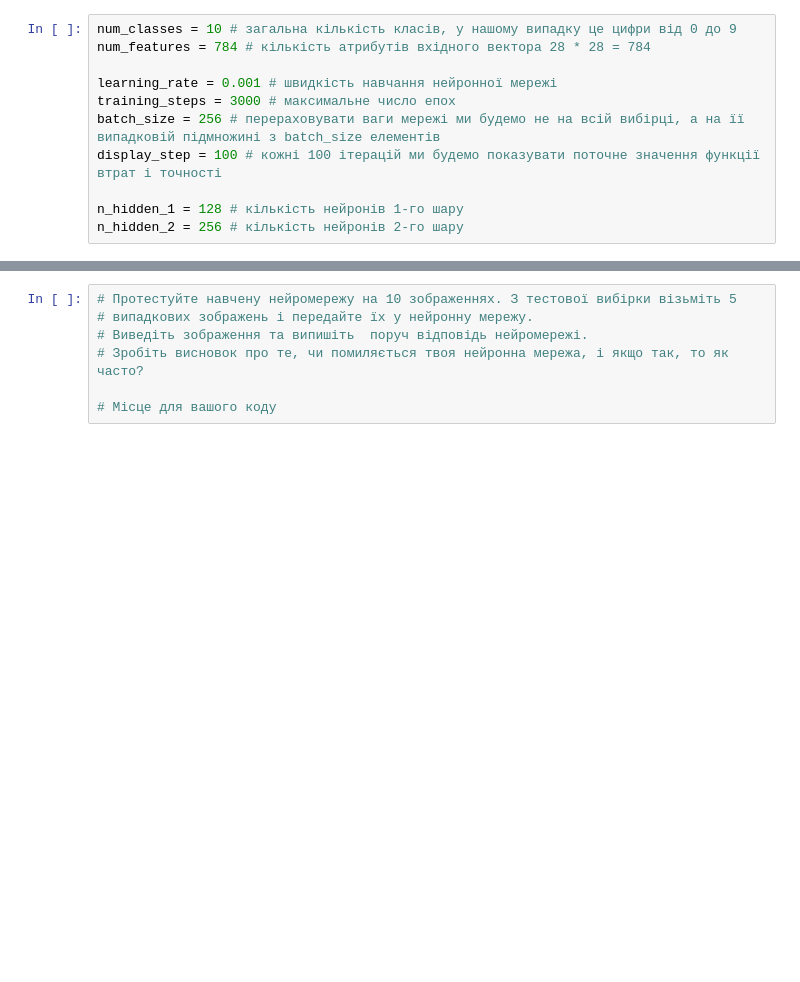
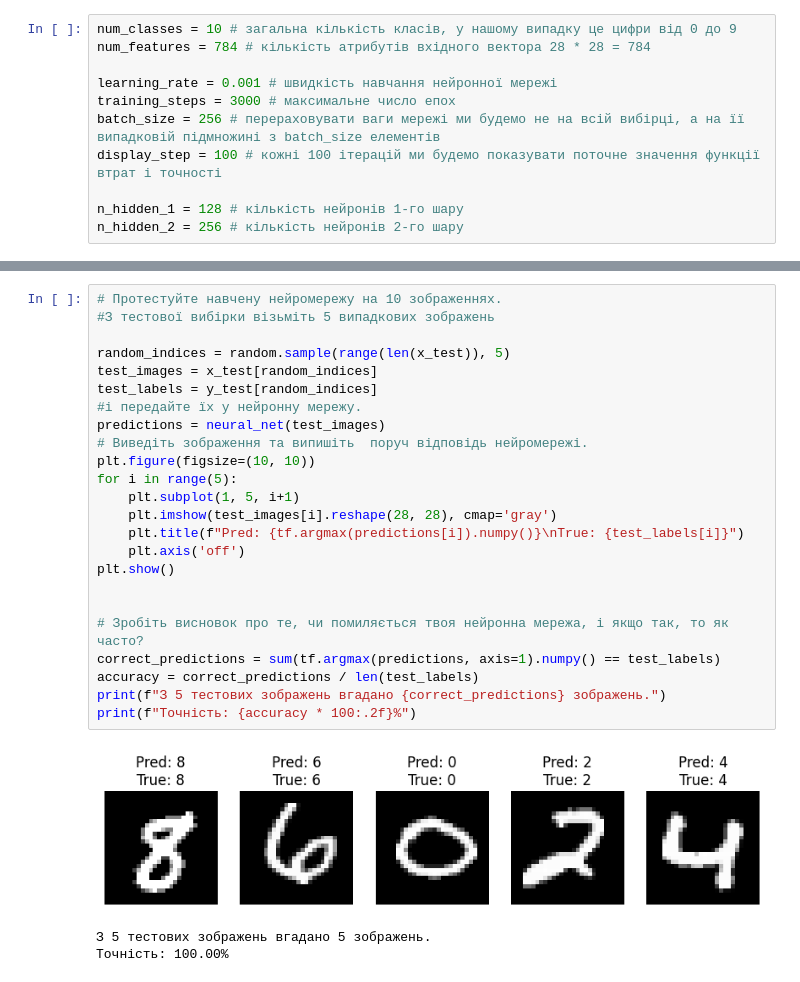
Before and after one commit to vkbyba/goit-ds-hw-11, a Jupyter notebook: Копія_записника_"GoIT_HW_8_new_ipynb".ipynb, the cells around one changed output, grey strips where cells are left out. Drawn from its saved outputs; the diff is of its cells as text; blank space fills up the shorter version.

```diff
--- a/Копія_записника_"GoIT_HW_8_new_ipynb".ipynb
+++ b/Копія_записника_"GoIT_HW_8_new_ipynb".ipynb
@@ -174,7 +221,28 @@ import matplotlib.pyplot as plt
 # %%
-# Протестуйте навчену нейромережу на 10 зображеннях. З тестової вибірки візьміть 5
-# випадкових зображень і передайте їх у нейронну мережу.
+# Протестуйте навчену нейромережу на 10 зображеннях.
+#З тестової вибірки візьміть 5 випадкових зображень
+
+random_indices = random.sample(range(len(x_test)), 5)
+test_images = x_test[random_indices]
+test_labels = y_test[random_indices]
+#і передайте їх у нейронну мережу.
+predictions = neural_net(test_images)
 # Виведіть зображення та випишіть  поруч відповідь нейромережі.
+plt.figure(figsize=(10, 10))
+for i in range(5):
+    plt.subplot(1, 5, i+1)
+    plt.imshow(test_images[i].reshape(28, 28), cmap='gray')
+    plt.title(f"Pred: {tf.argmax(predictions[i]).numpy()}\nTrue: {test_labels[i]}")
+    plt.axis('off')
+plt.show()
+
+
 # Зробіть висновок про те, чи помиляється твоя нейронна мережа, і якщо так, то як часто?
-
-# Місце для вашого коду
+correct_predictions = sum(tf.argmax(predictions, axis=1).numpy() == test_labels)
+accuracy = correct_predictions / len(test_labels)
+print(f"З 5 тестових зображень вгадано {correct_predictions} зображень.")
+print(f"Точність: {accuracy * 100:.2f}%")
+# %% [output]
+[figure, added]
+З 5 тестових зображень вгадано 5 зображень.
+Точність: 100.00%
```
Also changed, not shown: parts of 8 cells of this notebook.
